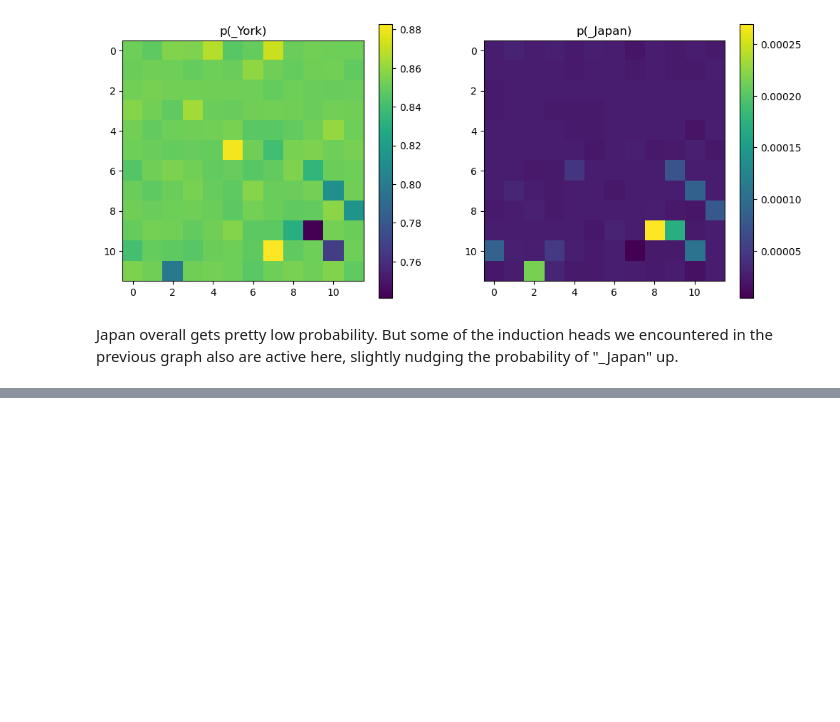
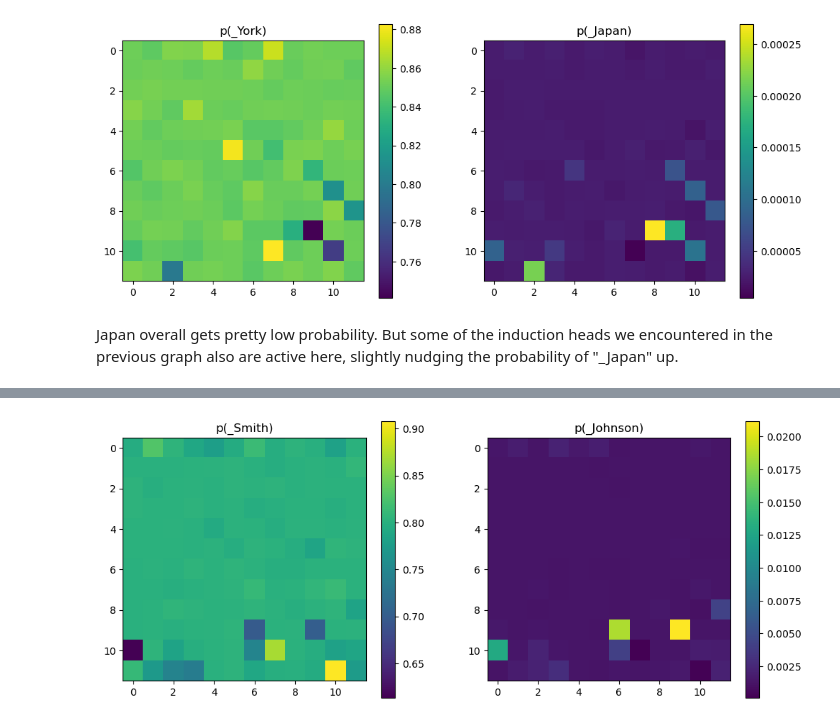
Before and after one commit to aryamanarora/nano-causal-interventions, a Jupyter notebook: src/Induction.ipynb, the cells around one changed output, grey strips where cells are left out. Saved outputs shown, nothing was run; the diff lists cells and outputs as text; code cells hidden in the pictures; blank space fills up the shorter version.

```diff
--- a/src/Induction.ipynb
+++ b/src/Induction.ipynb
@@ -170,0 +194,10 @@ Japan overall gets pretty low probability. But some of the induction heads we en
+# %%
+inputs = [
+    tokenizer("A woman named Anne Smith visited. Mrs.", return_tensors="pt"),
+    tokenizer("A woman named Anne Johnson visited. Mrs.", return_tensors="pt")
+]
+position = 8
+tokens = [tokenizer.encode(" Smith")[0], tokenizer.encode(" Johnson")[0]]
+plot_induction_heads(model, config, inputs, position, tokens)
+# %% [output]
+[figure, added]
```
Also changed, not shown: parts of 9 cells of this notebook, 1 other file.
